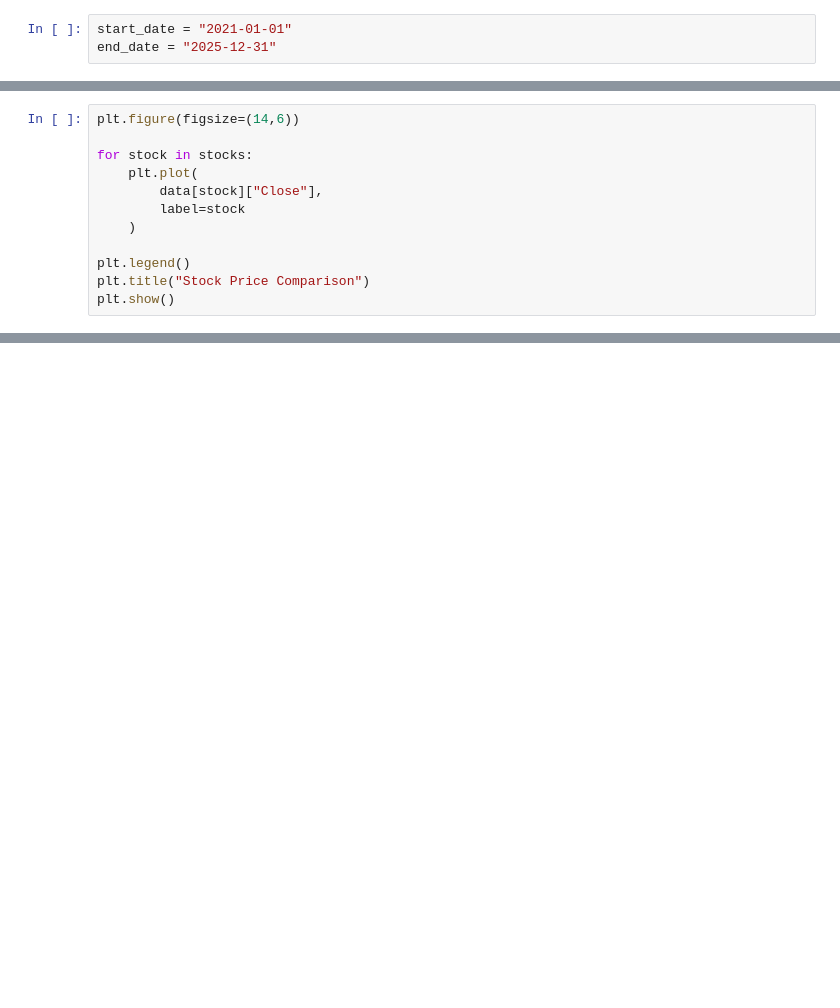
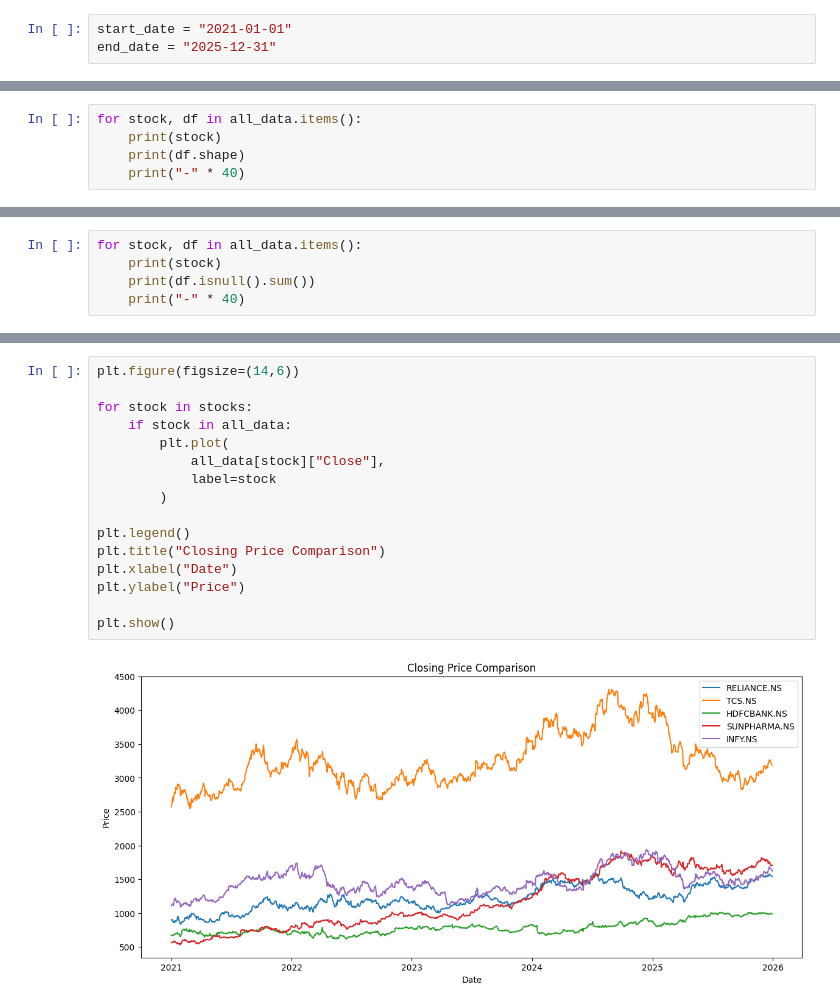
Before and after one commit to harveenkaur282-web/Data-Driven-Stock-Analysis-using-Time-Series-Models-on-StockGro, a Jupyter notebook: notebooks/data_collection.ipynb, the cells around one changed output, grey strips where cells are left out. Drawn from its saved outputs; the diff is of its cells as text; blank space fills up the shorter version.

```diff
--- a/notebooks/data_collection.ipynb
+++ b/notebooks/data_collection.ipynb
@@ -42,12 +63,5 @@ plt.show()
-# %%
-plt.figure(figsize=(14,6))
-
-for stock in stocks:
-    plt.plot(
-        data[stock]["Close"],
-        label=stock
-    )
-
-plt.legend()
-plt.title("Stock Price Comparison")
-plt.show()
+# %%
+for stock, df in all_data.items():
+    print(stock)
+    print(df.shape)
+    print("-" * 40)
@@ -53,0 +84,5 @@ plt.show()
+# %%
+for stock, df in all_data.items():
+    print(stock)
+    print(df.isnull().sum())
+    print("-" * 40)
@@ -53,0 +121,18 @@ plt.show()
+# %%
+plt.figure(figsize=(14,6))
+
+for stock in stocks:
+    if stock in all_data:
+        plt.plot(
+            all_data[stock]["Close"],
+            label=stock
+        )
+
+plt.legend()
+plt.title("Closing Price Comparison")
+plt.xlabel("Date")
+plt.ylabel("Price")
+
+plt.show()
+# %% [output]
+[figure, added]
```
Also changed, not shown: parts of 13 cells of this notebook, 5 other files.
